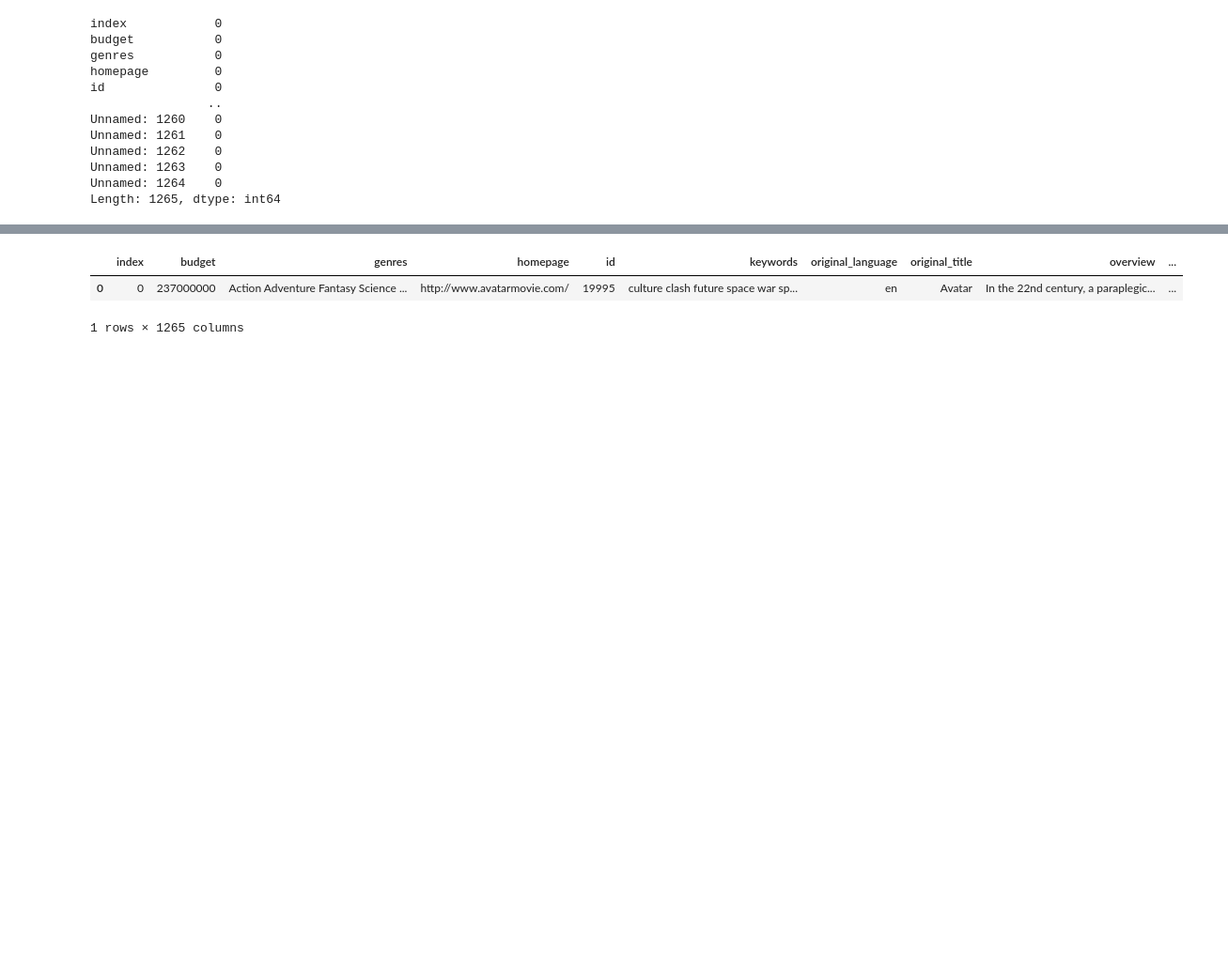
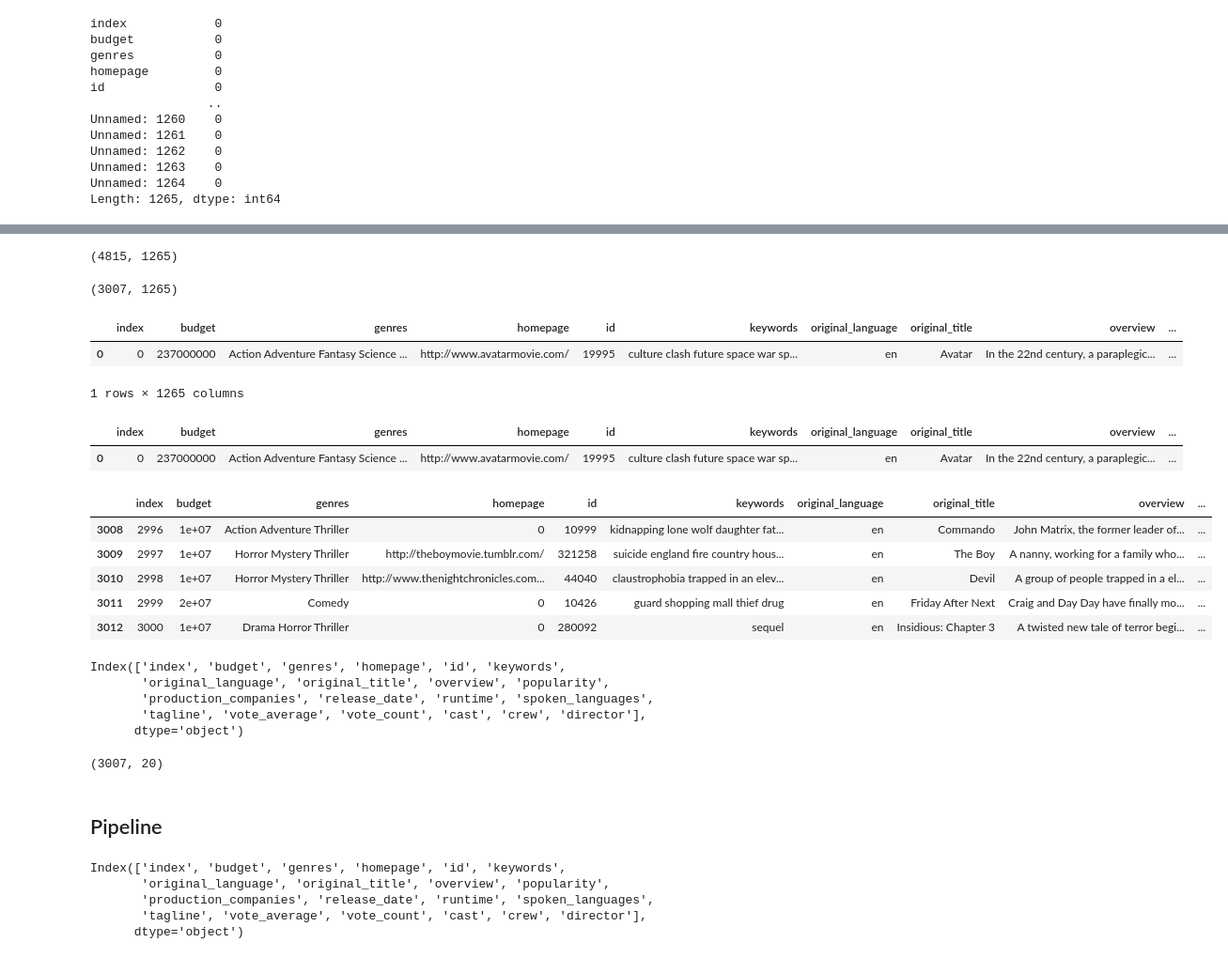
Before and after one commit to bibintb/Py-Projects, a Jupyter notebook: Recommendation System/Recommendation_system.ipynb, the cells around one changed output, grey strips where cells are left out. Shown at 94% size. Cells and saved outputs as stored; diff of their text form; code cells hidden in the pictures; blank space fills up the shorter version.

```diff
--- a/Recommendation System/Recommendation_system.ipynb
+++ b/Recommendation System/Recommendation_system.ipynb
@@ -151,8 +156,53 @@ Length: 1265, dtype: int64
+# %%
+df.shape
+# %% [output]
+(4815, 1265)
+# %%
+df4.shape
+# %% [output]
+(3007, 1265)
 # %%
 df4.head(1)
 # %% [output]
 |  | index | budget | genres | homepage | id | keywords | original_language | original_title | overview | ... |
 | 0 | 0 | 237000000 | Action Adventure Fantasy Science ... | http://www.avatarmovie.com/ | 19995 | culture clash future space war sp... | en | Avatar | In the 22nd century, a paraplegic... | ... |
 1 rows × 1265 columns
+# %%
+df4 = df4.iloc[: , :-1241]
+df4.head(1)
+# %% [output]
+|  | index | budget | genres | homepage | id | keywords | original_language | original_title | overview | ... |
+| 0 | 0 | 237000000 | Action Adventure Fantasy Science ... | http://www.avatarmovie.com/ | 19995 | culture clash future space war sp... | en | Avatar | In the 22nd century, a paraplegic... | ... |
+# %%
+df5 = df4.drop(['production_countries','revenue','status','title'],axis='columns')
+# %%
+df5.tail(5)
+# %% [output]
+|  | index | budget | genres | homepage | id | keywords | original_language | original_title | overview | ... |
+| 3008 | 2996 | 1e+07 | Action Adventure Thriller | 0 | 10999 | kidnapping lone wolf daughter fat... | en | Commando | John Matrix, the former leader of... | ... |
+| 3009 | 2997 | 1e+07 | Horror Mystery Thriller | http://theboymovie.tumblr.com/ | 321258 | suicide england fire country hous... | en | The Boy | A nanny, working for a family who... | ... |
+| 3010 | 2998 | 1e+07 | Horror Mystery Thriller | http://www.thenightchronicles.com... | 44040 | claustrophobia trapped in an elev... | en | Devil | A group of people trapped in a el... | ... |
+| 3011 | 2999 | 2e+07 | Comedy | 0 | 10426 | guard shopping mall thief drug | en | Friday After Next | Craig and Day Day have finally mo... | ... |
+| 3012 | 3000 | 1e+07 | Drama Horror Thriller | 0 | 280092 | sequel | en | Insidious: Chapter 3 | A twisted new tale of terror begi... | ... |
 # %%
-df5= df4
+df5.columns
+# %% [output]
+Index(['index', 'budget', 'genres', 'homepage', 'id', 'keywords',
+       'original_language', 'original_title', 'overview', 'popularity',
+       'production_companies', 'release_date', 'runtime', 'spoken_languages',
+       'tagline', 'vote_average', 'vote_count', 'cast', 'crew', 'director'],
+      dtype='object')
+# %%
+df5.shape
+# %% [output]
+(3007, 20)
+# %% [markdown]
+## Pipeline
+# %%
+df5.columns
+# %% [output]
+Index(['index', 'budget', 'genres', 'homepage', 'id', 'keywords',
+       'original_language', 'original_title', 'overview', 'popularity',
+       'production_companies', 'release_date', 'runtime', 'spoken_languages',
+       'tagline', 'vote_average', 'vote_count', 'cast', 'crew', 'director'],
+      dtype='object')
```
Also changed, not shown: parts of 24 cells of this notebook.
